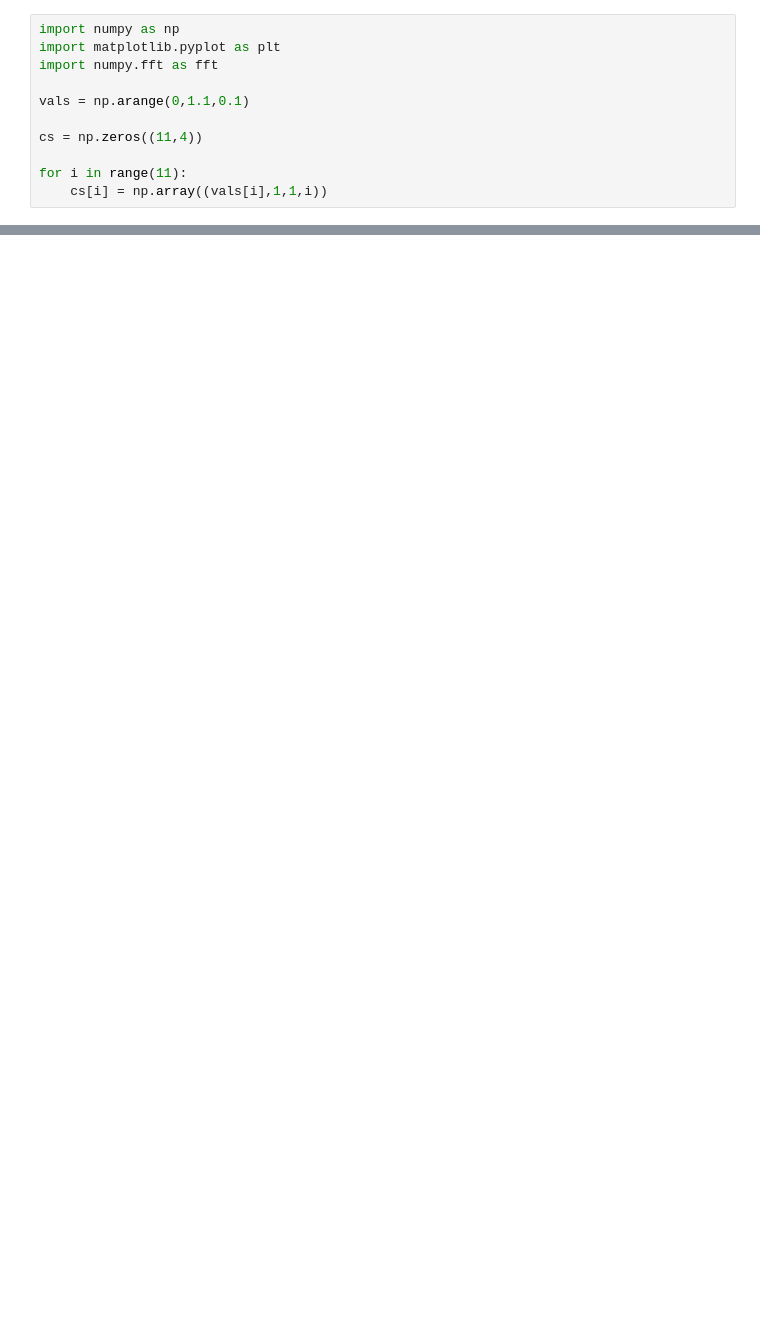
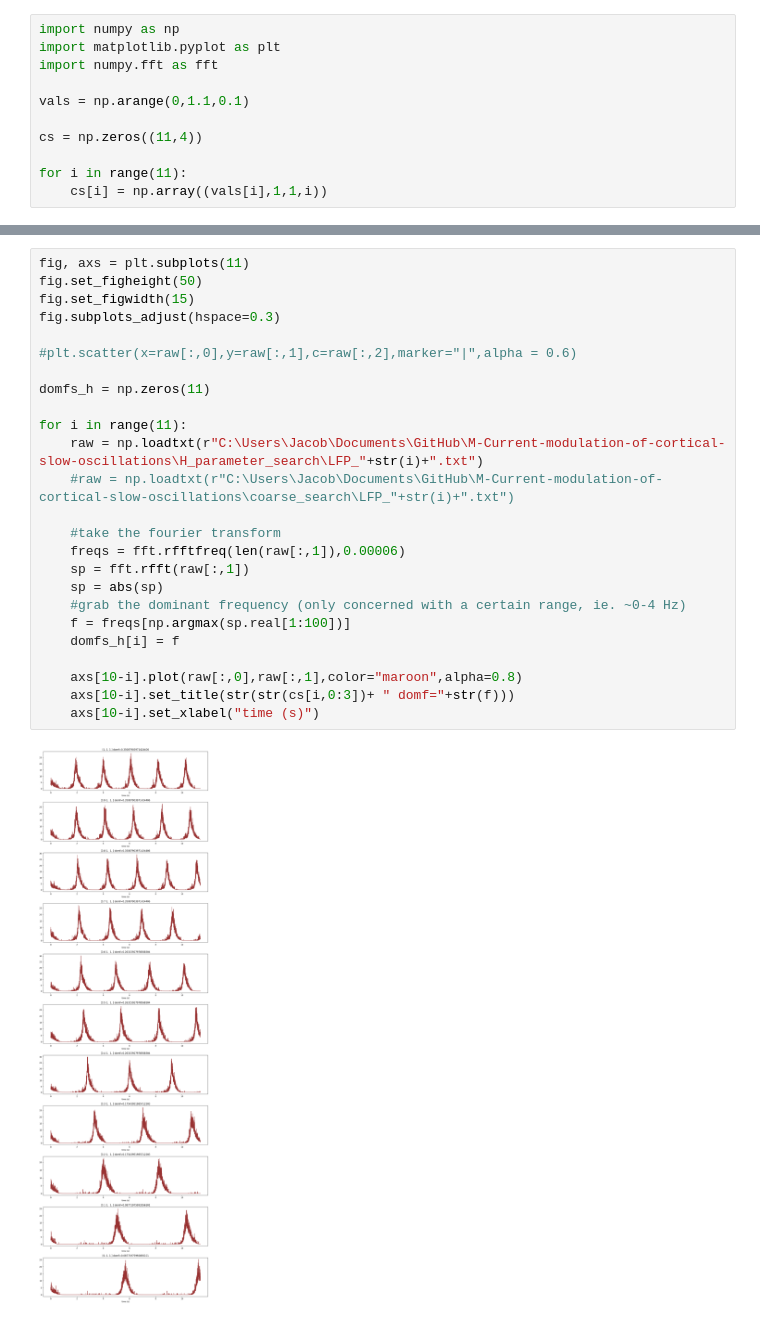
Before and after one commit to JacobDuda/M-Current-modulation-of-cortical-slow-oscillations, a Jupyter notebook: Analysis/parameter_search.ipynb, the cells around one changed output, grey strips where cells are left out. Drawn from its saved outputs; the diff is of its cells as text; blank space fills up the shorter version.

```diff
--- a/Analysis/parameter_search.ipynb
+++ b/Analysis/parameter_search.ipynb
@@ -56,0 +57,27 @@ for i in range(11):
+# %%
+fig, axs = plt.subplots(11)
+fig.set_figheight(50)
+fig.set_figwidth(15)
+fig.subplots_adjust(hspace=0.3)
+
+#plt.scatter(x=raw[:,0],y=raw[:,1],c=raw[:,2],marker="|",alpha = 0.6)
+
+domfs_h = np.zeros(11)
+
+for i in range(11):
+    raw = np.loadtxt(r"C:\Users\Jacob\Documents\GitHub\M-Current-modulation-of-cortical-slow-oscillations\H_parameter_search\LFP_"+str(i)+".txt")
+    #raw = np.loadtxt(r"C:\Users\Jacob\Documents\GitHub\M-Current-modulation-of-cortical-slow-oscillations\coarse_search\LFP_"+str(i)+".txt")
+
+    #take the fourier transform
+    freqs = fft.rfftfreq(len(raw[:,1]),0.00006)
+    sp = fft.rfft(raw[:,1])
+    sp = abs(sp)
+    #grab the dominant frequency (only concerned with a certain range, ie. ~0-4 Hz)
+    f = freqs[np.argmax(sp.real[1:100])]
+    domfs_h[i] = f
+
+    axs[10-i].plot(raw[:,0],raw[:,1],color="maroon",alpha=0.8)
+    axs[10-i].set_title(str(str(cs[i,0:3])+ " domf="+str(f)))
+    axs[10-i].set_xlabel("time (s)")
+# %% [output]
+[figure, added]
```
Also changed, not shown: parts of 4 cells of this notebook.
